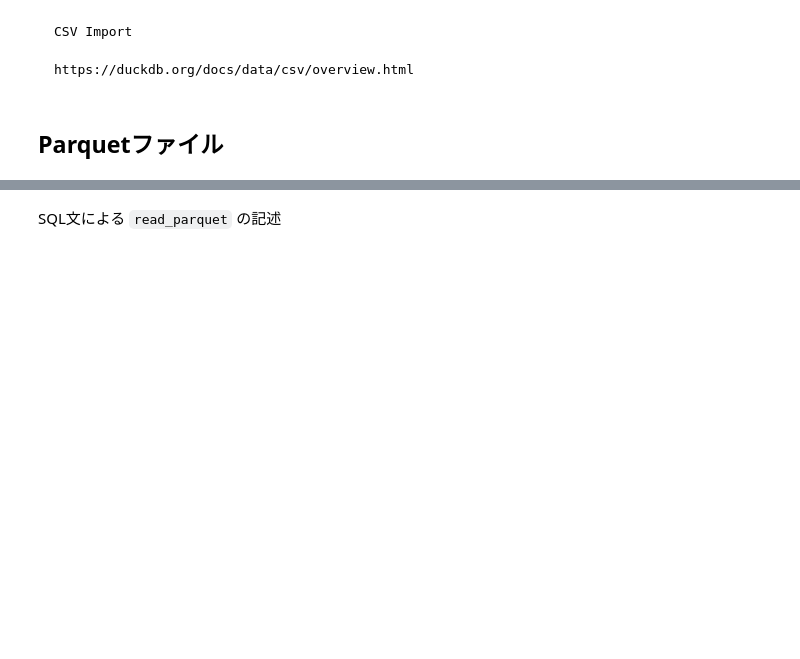
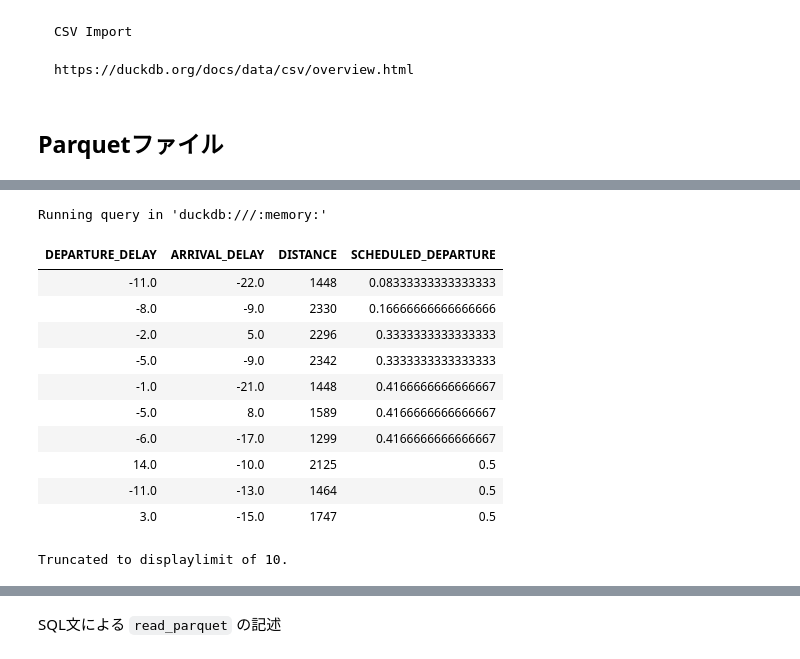
Before and after one commit to fin-py/duckdb-hands-on, a Jupyter notebook: docs/data-ingestion.ipynb, the cells around one changed output, grey strips where cells are left out. Drawn from its saved outputs; the diff is of its cells as text; code cells hidden in the pictures; blank space fills up the shorter version.

```diff
--- a/docs/data-ingestion.ipynb
+++ b/docs/data-ingestion.ipynb
@@ -151,0 +234,17 @@ duckdb.read_parquet(["data/sample1.parquet", "data/sample1.parquet"])
+# %%
+%%sql
+SELECT * FROM read_parquet("https://raw.githubusercontent.com/plotly/datasets/refs/heads/master/2015_flights.parquet")
+# %% [output]
+Running query in 'duckdb:///:memory:'
+| DEPARTURE_DELAY | ARRIVAL_DELAY | DISTANCE | SCHEDULED_DEPARTURE |
+| -11.0 | -22.0 | 1448 | 0.08333333333333333 |
+| -8.0 | -9.0 | 2330 | 0.16666666666666666 |
+| -2.0 | 5.0 | 2296 | 0.3333333333333333 |
+| -5.0 | -9.0 | 2342 | 0.3333333333333333 |
+| -1.0 | -21.0 | 1448 | 0.4166666666666667 |
+| -5.0 | 8.0 | 1589 | 0.4166666666666667 |
+| -6.0 | -17.0 | 1299 | 0.4166666666666667 |
+| 14.0 | -10.0 | 2125 | 0.5 |
+| -11.0 | -13.0 | 1464 | 0.5 |
+| 3.0 | -15.0 | 1747 | 0.5 |
+Truncated to displaylimit of 10.
```
Also changed, not shown: parts of 38 cells of this notebook.
